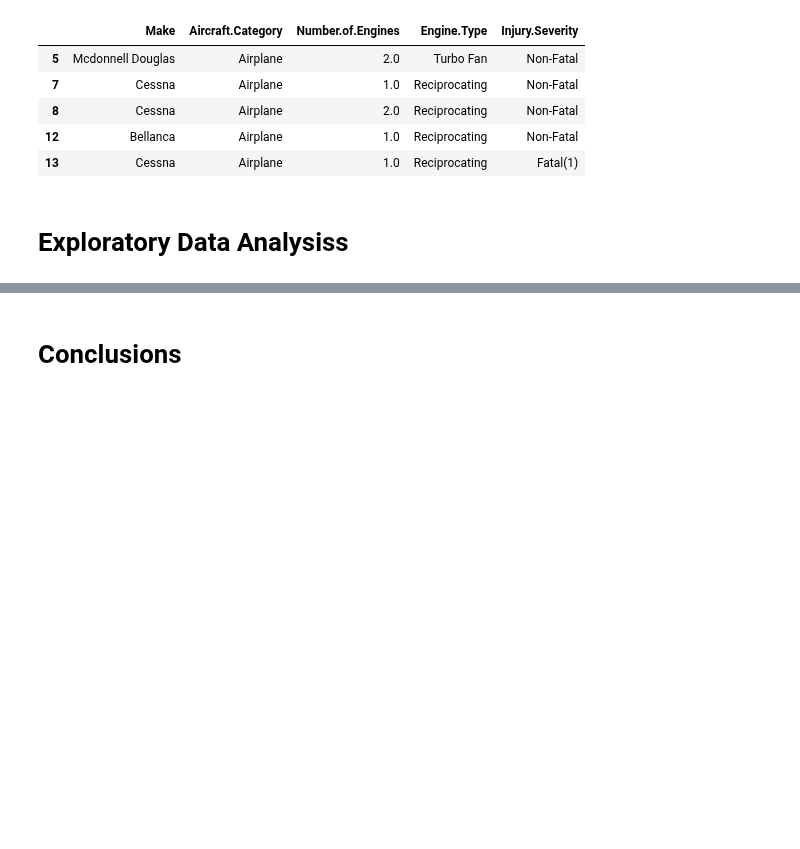
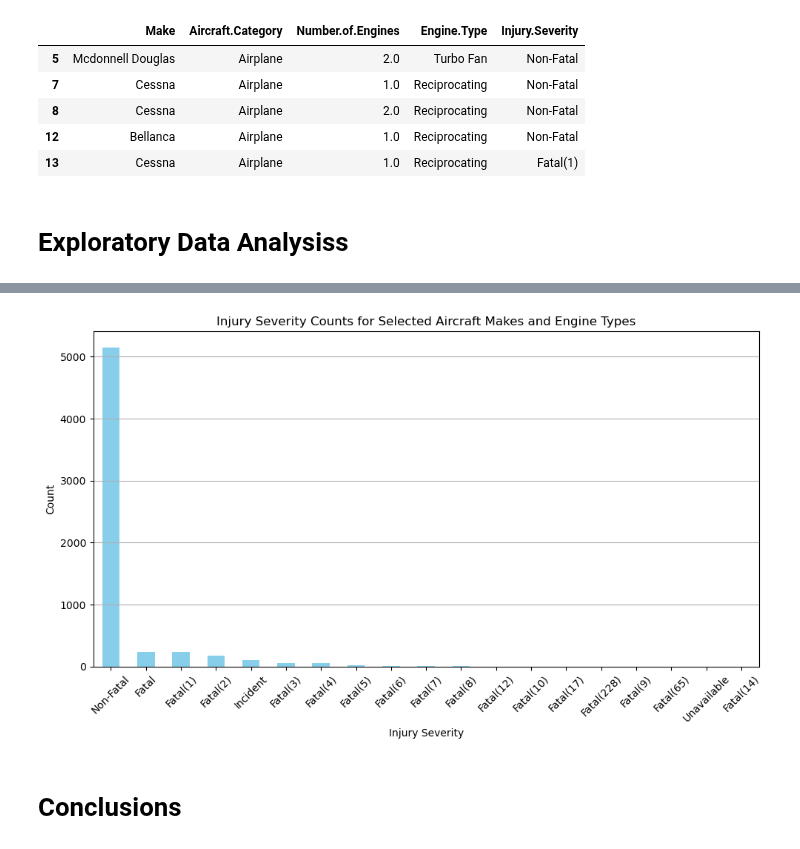
Before and after one commit to BlackXWulf/Aviation-Incidents, a Jupyter notebook: Aviation-Incidents.ipynb, the cells around one changed output, grey strips where cells are left out. Cells and saved outputs as stored; diff of their text form; code cells hidden in the pictures; blank space fills up the shorter version.

```diff
--- a/Aviation-Incidents.ipynb
+++ b/Aviation-Incidents.ipynb
@@ -393,3 +393,31 @@ plt.show()
+# %%
+# Define makes and engine types of interest
+makes_of_interest = ['Boeing', 'Cessna', 'Piper', 'Beech']
+engine_types_of_interest = ['Reciprocating', 'Turbo Prop', 'Turbo Fan', 'Turbo Jet']
+
+# Filter the dataset
+filtered_df = aviation_data[
+    (aviation_data['Make'].isin(makes_of_interest)) &
+    (aviation_data['Engine.Type'].isin(engine_types_of_interest))
+]
+
+# Count the occurrences of each injury severity
+severity_counts = filtered_df['Injury.Severity'].value_counts()
+
+# Create a bar graph
+plt.figure(figsize=(10, 6))
+severity_counts.plot(kind='bar', color='skyblue')
+plt.title('Injury Severity Counts for Selected Aircraft Makes and Engine Types')
+plt.xlabel('Injury Severity')
+plt.ylabel('Count')
+plt.xticks(rotation=45)
+plt.grid(axis='y')
+
+# Show the plot
+plt.tight_layout()
+plt.show()
+# %% [output]
+[figure, added]
 # %% [markdown]
 # Conclusions
 # %% [markdown]
```
Also changed, not shown: parts of 3 cells of this notebook, 1 other file.
